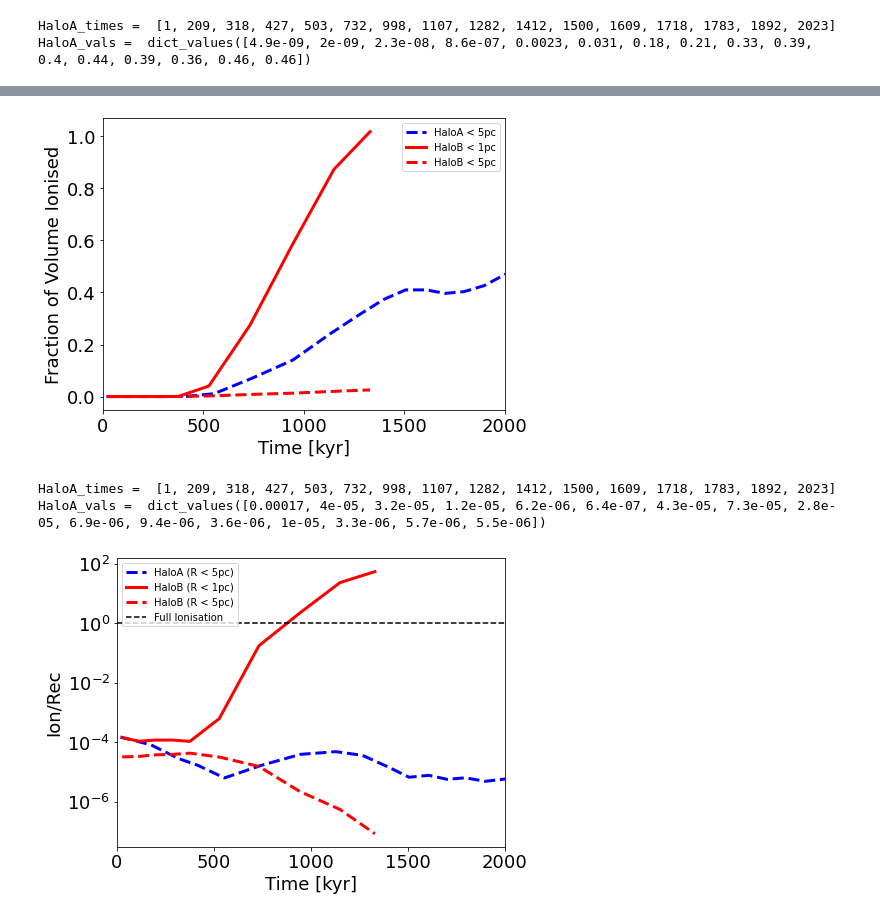
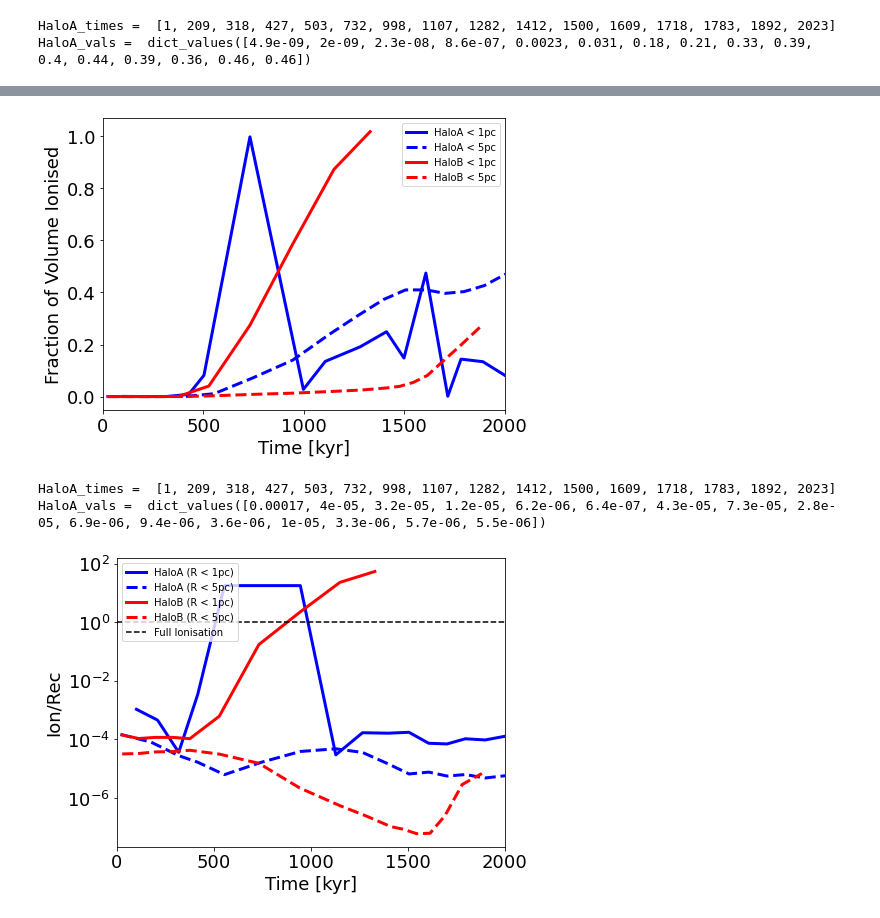
Before and after one commit to fearmayo/Massive-Star-Formation-in-Metal-Free-Galaxies-at-High-Redshift, a Jupyter notebook: calculations/Ionisation.ipynb, the cells around one changed output, grey strips where cells are left out. Drawn from its saved outputs; the diff is of its cells as text; code cells hidden in the pictures.

```diff
--- a/calculations/Ionisation.ipynb
+++ b/calculations/Ionisation.ipynb
@@ -139,20 +184,24 @@ fig = plt.figure(figsize=(7, 5))
 ax1 = fig.add_subplot(111)
 #ax2 = fig.add_subplot(112)
 
-haloAx = savgol_filter(list(HaloA_Ionisation_5pc.keys()), 3, 1)
-haloAy = savgol_filter(list(HaloA_Ionisation_5pc.values()), 3, 1)
-haloBx = savgol_filter(list(HaloB_Ionisation_1pc.keys()), 3, 1)
-haloBy = savgol_filter(list(HaloB_Ionisation_1pc.values()), 3, 1)
+#haloAx_1pc = savgol_filter(list(HaloA_Ionisation_1pc.keys()), 3, 1)
+#haloAy_1pc = savgol_filter(list(HaloA_Ionisation_1pc.values()), 3, 1)
+haloAx_1pc = list(HaloA_Ionisation_1pc.keys())
+haloAy_1pc = list(HaloA_Ionisation_1pc.values())
+haloAx_5pc = savgol_filter(list(HaloA_Ionisation_5pc.keys()), 3, 1)
+haloAy_5pc = savgol_filter(list(HaloA_Ionisation_5pc.values()), 3, 1)
+haloBx_1pc = savgol_filter(list(HaloB_Ionisation_1pc.keys()), 3, 1)
+haloBy_1pc = savgol_filter(list(HaloB_Ionisation_1pc.values()), 3, 1)
 haloAx_20pc = savgol_filter(list(HaloA_Ionisation_20pc.keys()), 3, 1)
 haloAy_20pc = savgol_filter(list(HaloA_Ionisation_20pc.values()), 3, 1)
 haloBx_5pc = savgol_filter(list(HaloB_Ionisation_5pc.keys()), 3, 1)
 haloBy_5pc = savgol_filter(list(HaloB_Ionisation_5pc.values()), 3, 1)
 
 #HaloA
-#ax1.plot(haloAx, haloAy, label='HaloA < 1pc', lw=3, color='b')
-ax1.plot(haloAx, haloAy, label='HaloA < 5pc', lw=3, color='b', ls='dashed')
+ax1.plot(haloAx_1pc, haloAy_1pc, label='HaloA < 1pc', lw=3, color='b')
+ax1.plot(haloAx_5pc, haloAy_5pc, label='HaloA < 5pc', lw=3, color='b', ls='dashed')
 #HaloB
-ax1.plot(haloBx, haloBy, label='HaloB < 1pc', lw=3, color='r')
+ax1.plot(haloBx_1pc, haloBy_1pc, label='HaloB < 1pc', lw=3, color='r')
 ax1.plot(haloBx_5pc, haloBy_5pc, label='HaloB < 5pc', lw=3, color='r', ls='dashed')
 
 ax1.set_xlabel("Time [kyr]", fontsize=18)
@@ -163,40 +212,45 @@ ax1.legend()
 fig.tight_layout()
 fig.savefig("Ionisation.pdf")
 # %% [output]
-[figure, old version]
+[figure, new version]
 # %%
 print("HaloA_times = ", list(HaloA_times))
 print("HaloA_vals = ", HaloA_Recombination_5pc.values())
 fig = plt.figure(figsize=(7,5))
 ax1 = fig.add_subplot(111)
-haloAx = savgol_filter(list(HaloA_Recombination_5pc.keys()), 3, 1)
-haloAy = savgol_filter(list(HaloA_Recombination_5pc.values()), 3, 1)
-haloBx = savgol_filter(list(HaloB_Recombination_1pc.keys()), 3, 1)
-haloBy = savgol_filter(list(HaloB_Recombination_1pc.values()), 3, 1)
+
+haloAx_1pc = savgol_filter(list(HaloA_Recombination_1pc.keys()), 3, 1)
+haloAy_1pc = savgol_filter(list(HaloA_Recombination_1pc.values()), 3, 1)
+haloAx_5pc = savgol_filter(list(HaloA_Recombination_5pc.keys()), 3, 1)
+haloAy_5pc = savgol_filter(list(HaloA_Recombination_5pc.values()), 3, 1)
 haloAx_20pc = savgol_filter(list(HaloA_Recombination_20pc.keys()), 3, 1)
 haloAy_20pc = savgol_filter(list(HaloA_Recombination_20pc.values()), 3, 1)
+
+haloBx_1pc = savgol_filter(list(HaloB_Recombination_1pc.keys()), 3, 1)
+haloBy_1pc = savgol_filter(list(HaloB_Recombination_1pc.values()), 3, 1)
 haloBx_5pc = savgol_filter(list(HaloB_Recombination_5pc.keys()), 3, 1)
 haloBy_5pc = savgol_filter(list(HaloB_Recombination_5pc.values()), 3, 1)
 
 
 #HaloA
-ax1.semilogy(haloAx, haloAy, label='HaloA (R < 5pc)', lw=3, color='b', ls='dashed')
+ax1.semilogy(haloAx_1pc, haloAy_1pc, label='HaloA (R < 1pc)', lw=3, color='b')
+ax1.semilogy(haloAx_5pc, haloAy_5pc, label='HaloA (R < 5pc)', lw=3, color='b', ls='dashed')
 
 #HaloB
-ax1.semilogy(haloBx, haloBy, label='HaloB (R < 1pc)', lw=3, color='r')
+ax1.semilogy(haloBx_1pc, haloBy_1pc, label='HaloB (R < 1pc)', lw=3, color='r')
 ax1.semilogy(haloBx_5pc, haloBy_5pc, label='HaloB (R < 5pc)', lw=3, color='r', ls='dashed')
 #ax1.semilogy(haloAx_20pc, haloAy_20pc, label='HaloA (R < 20pc)', lw=3, color='b', ls='dashed')
 
 ax1.axhline(y=1.0, ls='dashed',c='k',label='Full Ionisation')
 ax1.set_xlabel("Time [kyr]", fontsize=18)
 ax1.set_ylabel("Ion/Rec", fontsize=18)
 ax1.set_xlim(0.0, 2000)
 #ax1.set_ylim(1e-7, 1e1)
 ax1.tick_params(labelsize=18)
 ax1.legend(loc='upper left')
 fig.tight_layout()
 fig.savefig("Recombination.pdf")
 # %% [output]
 HaloA_times =  [1, 209, 318, 427, 503, 732, 998, 1107, 1282, 1412, 1500, 1609, 1718, 1783, 1892, 2023]
 HaloA_vals =  dict_values([0.00017, 4e-05, 3.2e-05, 1.2e-05, 6.2e-06, 6.4e-07, 4.3e-05, 7.3e-05, 2.8e-05, 6.9e-06, 9.4e-06, 3.6e-06, 1e-05, 3.3e-06, 5.7e-06, 5.5e-06])
-[figure, old version]
+[figure, new version]
```
Also changed, not shown: parts of 3 cells of this notebook, 3 other files.
